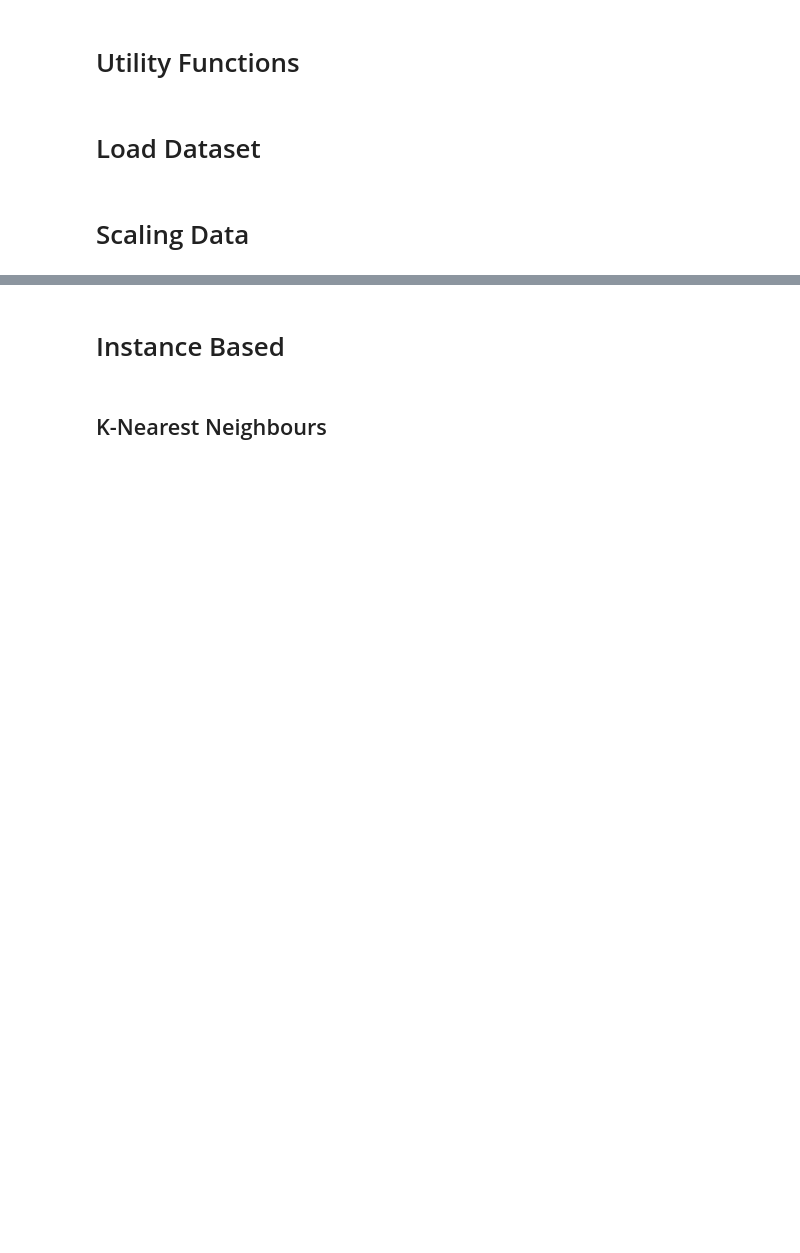
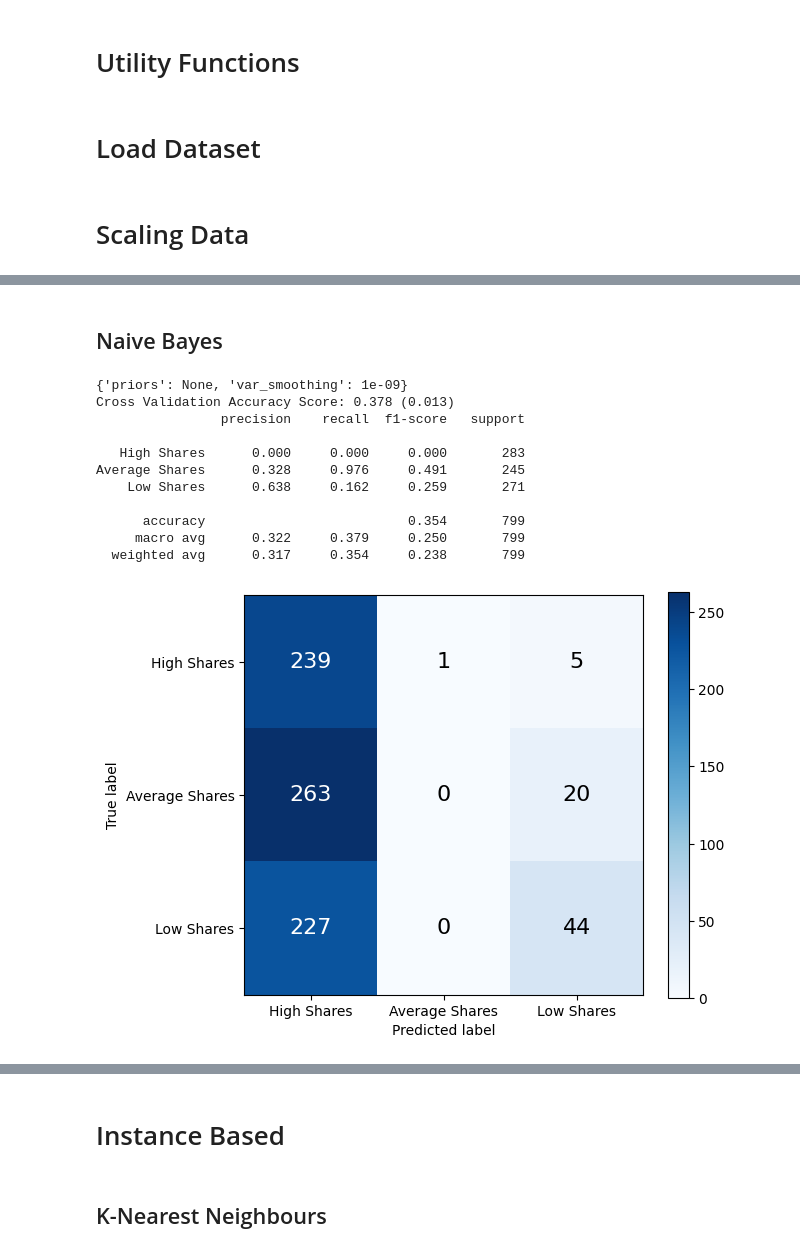
Before and after one commit to ChuanPoYan/IS4242-Project, a Jupyter notebook: The Smart Local Modelling.ipynb, the cells around one changed output, grey strips where cells are left out. Drawn from its saved outputs; the diff is of its cells as text; code cells hidden in the pictures; blank space fills up the shorter version.

```diff
--- a/The Smart Local Modelling.ipynb
+++ b/The Smart Local Modelling.ipynb
@@ -128,0 +191,24 @@ X_test_scaled = pd.DataFrame(scaler.transform(X_test), columns=X_test.columns)
+# %% [markdown]
+## Naive Bayes
+# %%
+nb_base_model = GaussianNB()
+print(nb_base_model.get_params())
+
+get_mean_cvs(nb_base_model, X_train_scaled, y_train.to_numpy().ravel())
+
+nb_base_model.fit(X_train_scaled, y_train.to_numpy().ravel())
+y_pred_nb_base = nb_base_model.predict(X_test_scaled)
+evaluate_model(y_test, y_pred_nb_base)
+# %% [output]
+{'priors': None, 'var_smoothing': 1e-09}
+Cross Validation Accuracy Score: 0.378 (0.013)
+                precision    recall  f1-score   support
+
+   High Shares      0.000     0.000     0.000       283
+Average Shares      0.328     0.976     0.491       245
+    Low Shares      0.638     0.162     0.259       271
+
+      accuracy                          0.354       799
+     macro avg      0.322     0.379     0.250       799
+  weighted avg      0.317     0.354     0.238       799
+[figure, added]
```
Also changed, not shown: parts of 9 cells of this notebook, 2 other files.
